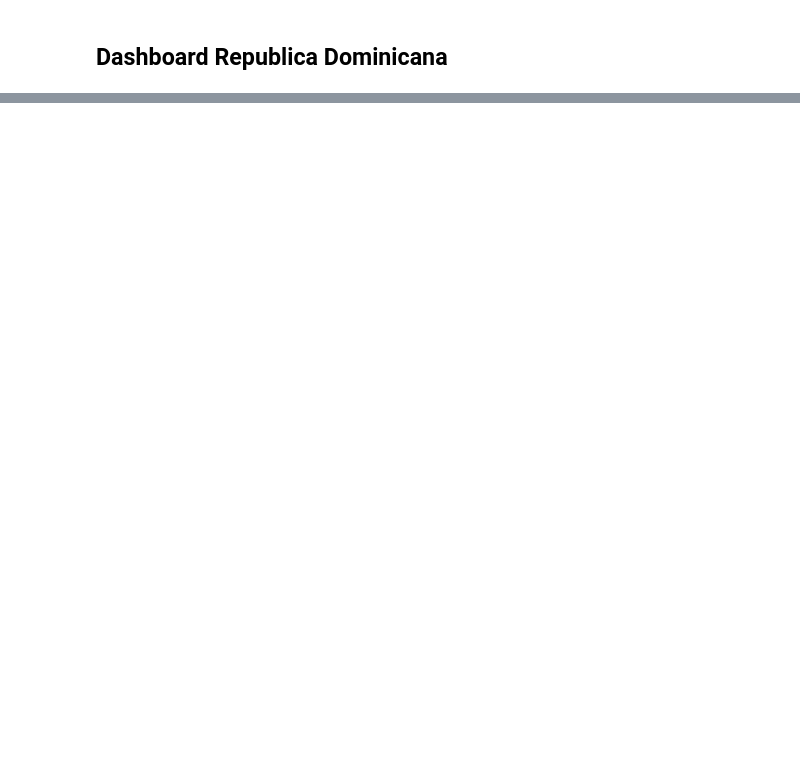
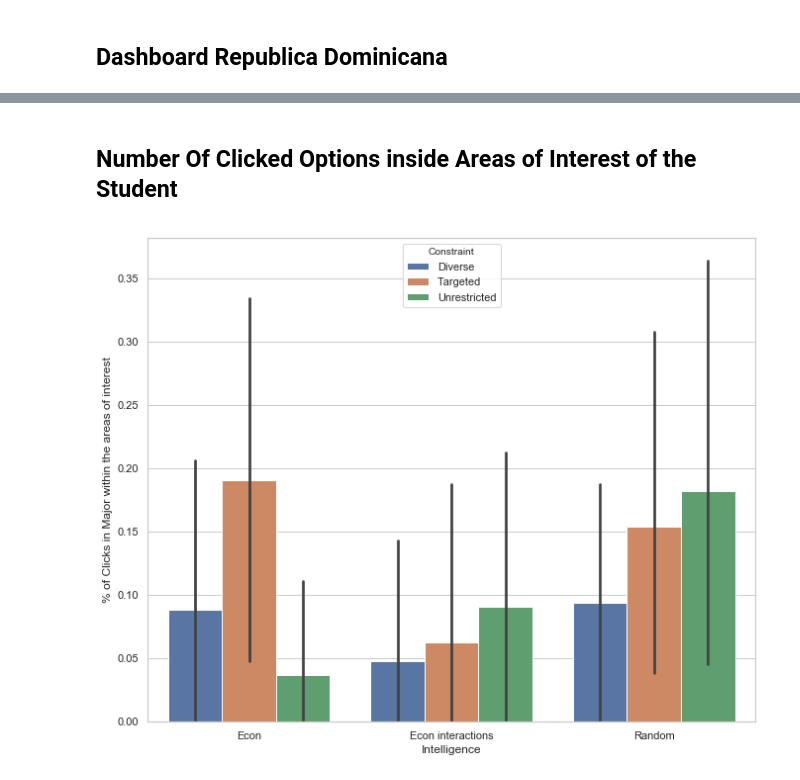
Before and after one commit to ConsiliumBots/consiliumbots.github.io, a Jupyter notebook: Dashboard Dominicana.ipynb, the cells around one changed output, grey strips where cells are left out. Cells and saved outputs as stored; diff of their text form; code cells hidden in the pictures; blank space fills up the shorter version.

```diff
--- a/Dashboard Dominicana.ipynb
+++ b/Dashboard Dominicana.ipynb
@@ -35,0 +55,6 @@ import
+# %% [markdown]
+## Number Of Clicked Options inside Areas of Interest of the Student
+# %%
+dashboard_data_viz.Number_of_ClickedOptions_in_Interest()
+# %% [output]
+[figure, added]
```
Also changed, not shown: parts of 9 cells of this notebook.
